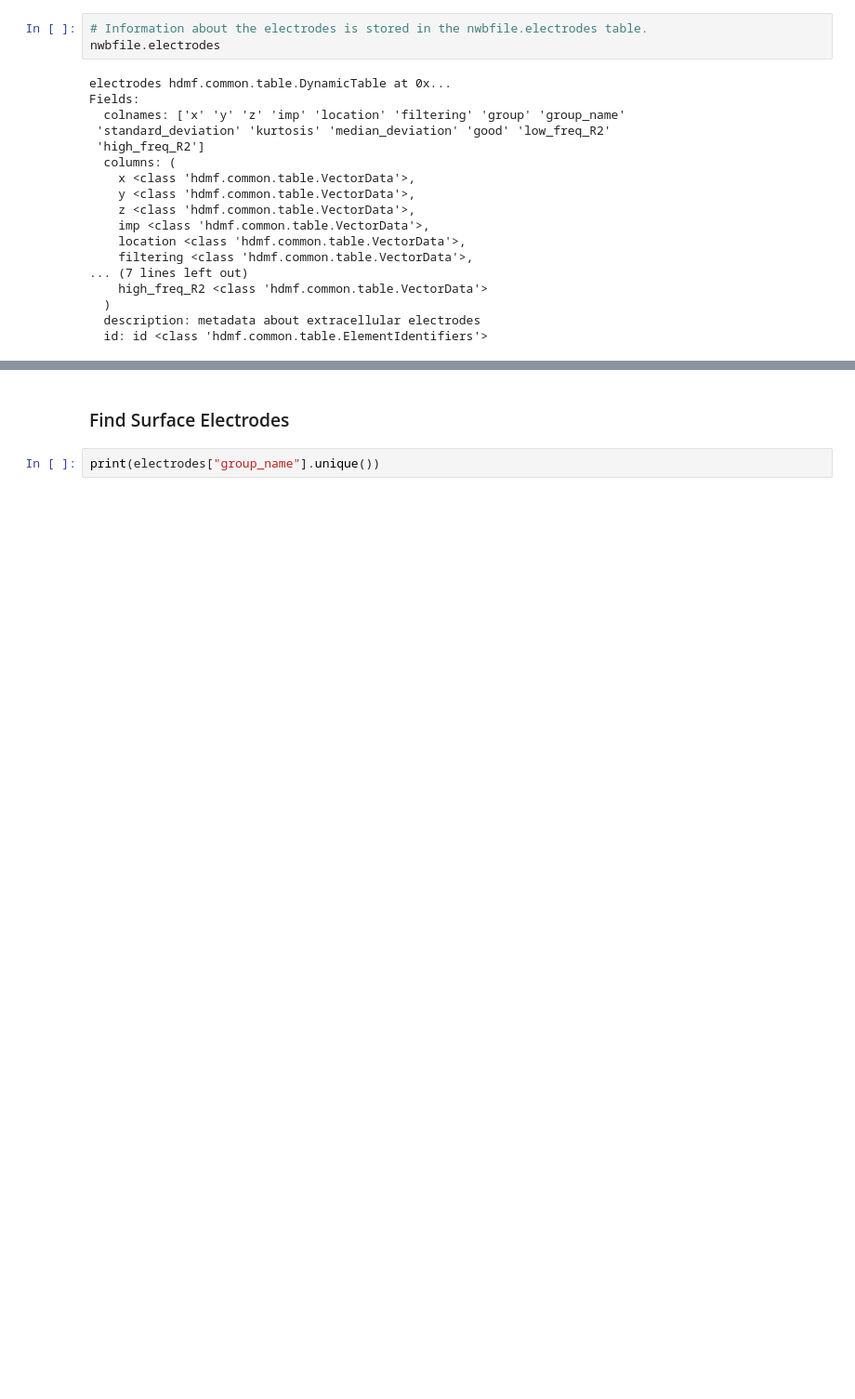
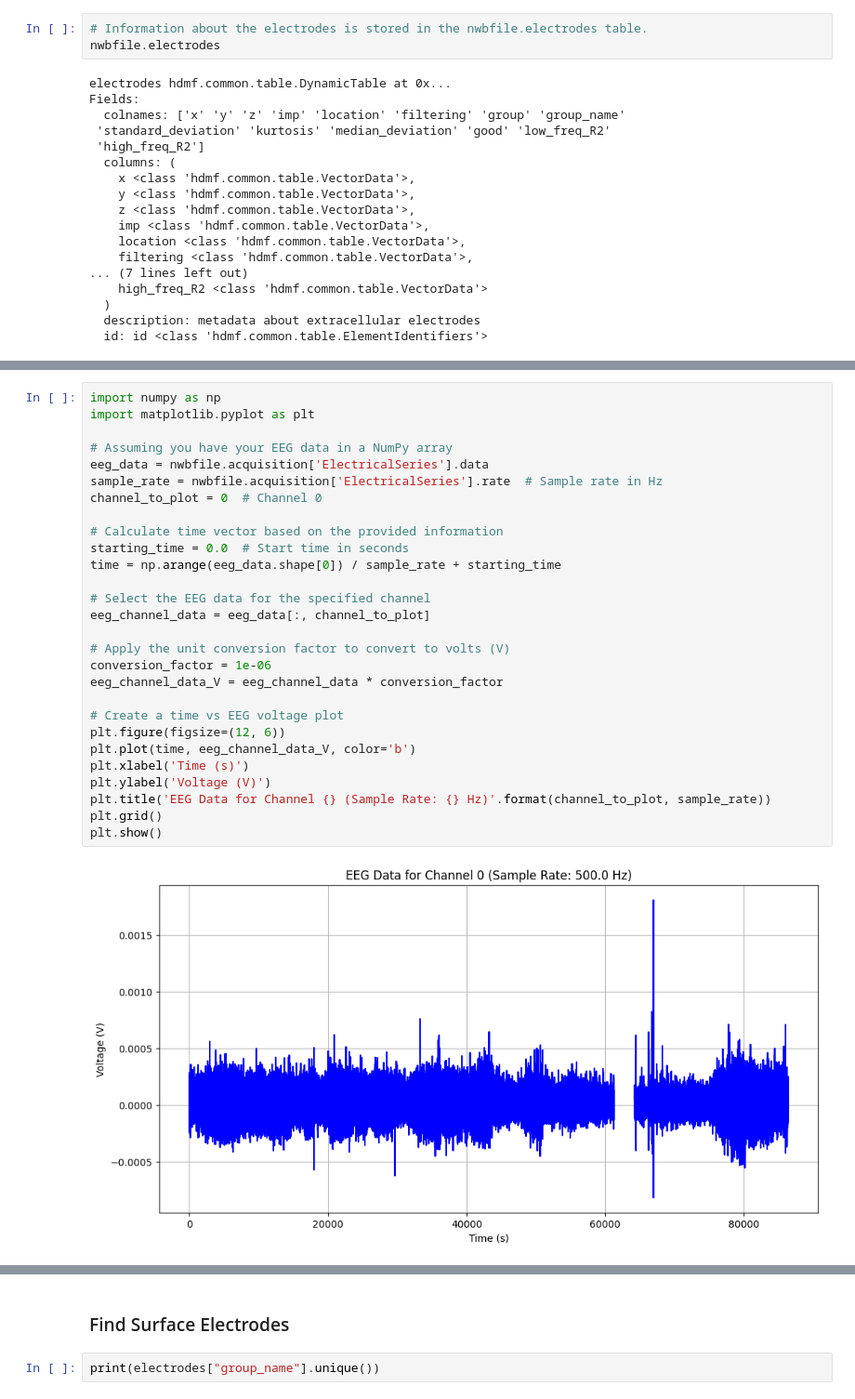
Before and after one commit to Emsh1379/EEG_classic, a Jupyter notebook: Comparing_behavioral_labeling_of_classical_machine_learning_with_quantum_machine_learning_on_AJILE12_Dataset.ipynb, the cells around one changed output, grey strips where cells are left out. Shown at 93% size. Saved outputs shown, nothing was run; the diff lists cells and outputs as text; blank space fills up the shorter version.

```diff
--- a/Comparing_behavioral_labeling_of_classical_machine_learning_with_quantum_machine_learning_on_AJILE12_Dataset.ipynb
+++ b/Comparing_behavioral_labeling_of_classical_machine_learning_with_quantum_machine_learning_on_AJILE12_Dataset.ipynb
@@ -253 +280,31 @@ nwbfile.acquisition
    unit: volts}
+# %%
+import numpy as np
+import matplotlib.pyplot as plt
+
+# Assuming you have your EEG data in a NumPy array
+eeg_data = nwbfile.acquisition['ElectricalSeries'].data
+sample_rate = nwbfile.acquisition['ElectricalSeries'].rate  # Sample rate in Hz
+channel_to_plot = 0  # Channel 0
+
+# Calculate time vector based on the provided information
+starting_time = 0.0  # Start time in seconds
+time = np.arange(eeg_data.shape[0]) / sample_rate + starting_time
+
+# Select the EEG data for the specified channel
+eeg_channel_data = eeg_data[:, channel_to_plot]
+
+# Apply the unit conversion factor to convert to volts (V)
+conversion_factor = 1e-06
+eeg_channel_data_V = eeg_channel_data * conversion_factor
+
+# Create a time vs EEG voltage plot
+plt.figure(figsize=(12, 6))
+plt.plot(time, eeg_channel_data_V, color='b')
+plt.xlabel('Time (s)')
+plt.ylabel('Voltage (V)')
+plt.title('EEG Data for Channel {} (Sample Rate: {} Hz)'.format(channel_to_plot, sample_rate))
+plt.grid()
+plt.show()
+# %% [output]
+[figure, added]
```
Also changed, not shown: parts of 14 cells of this notebook.
